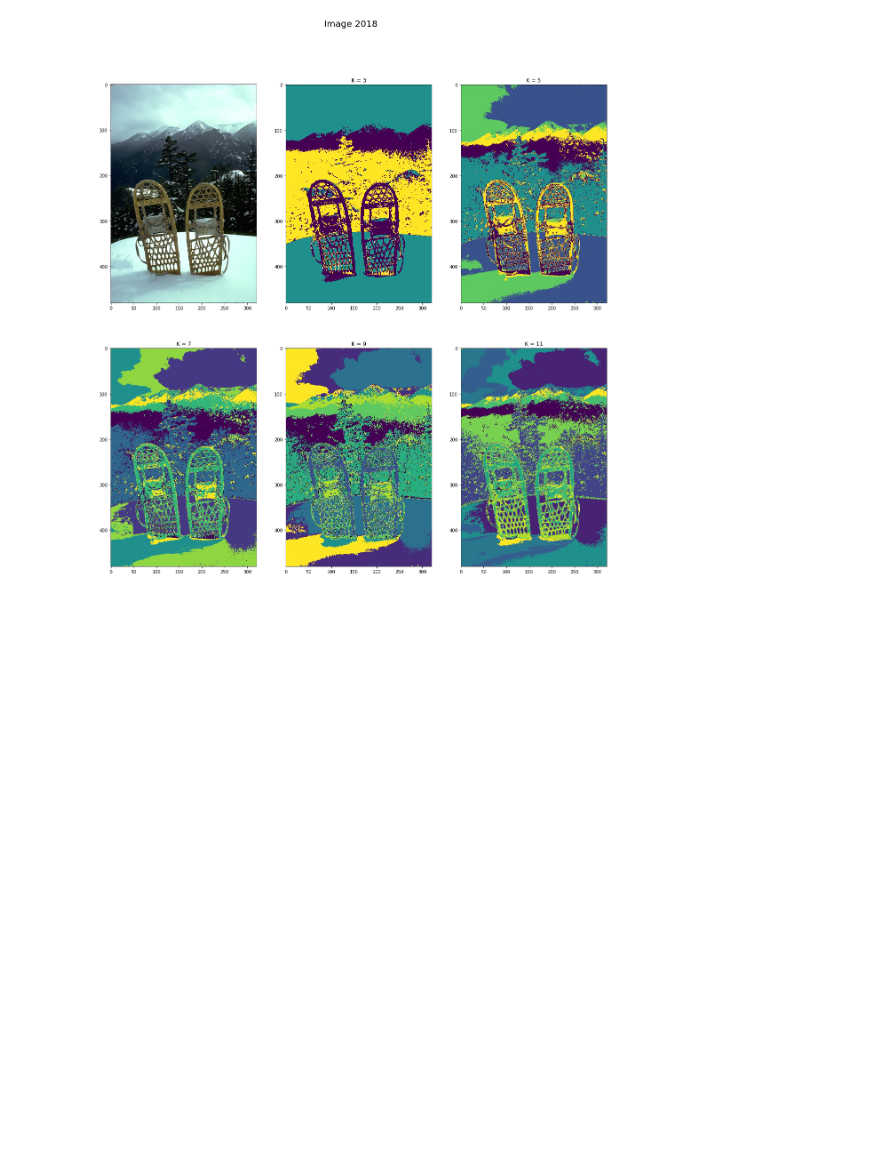
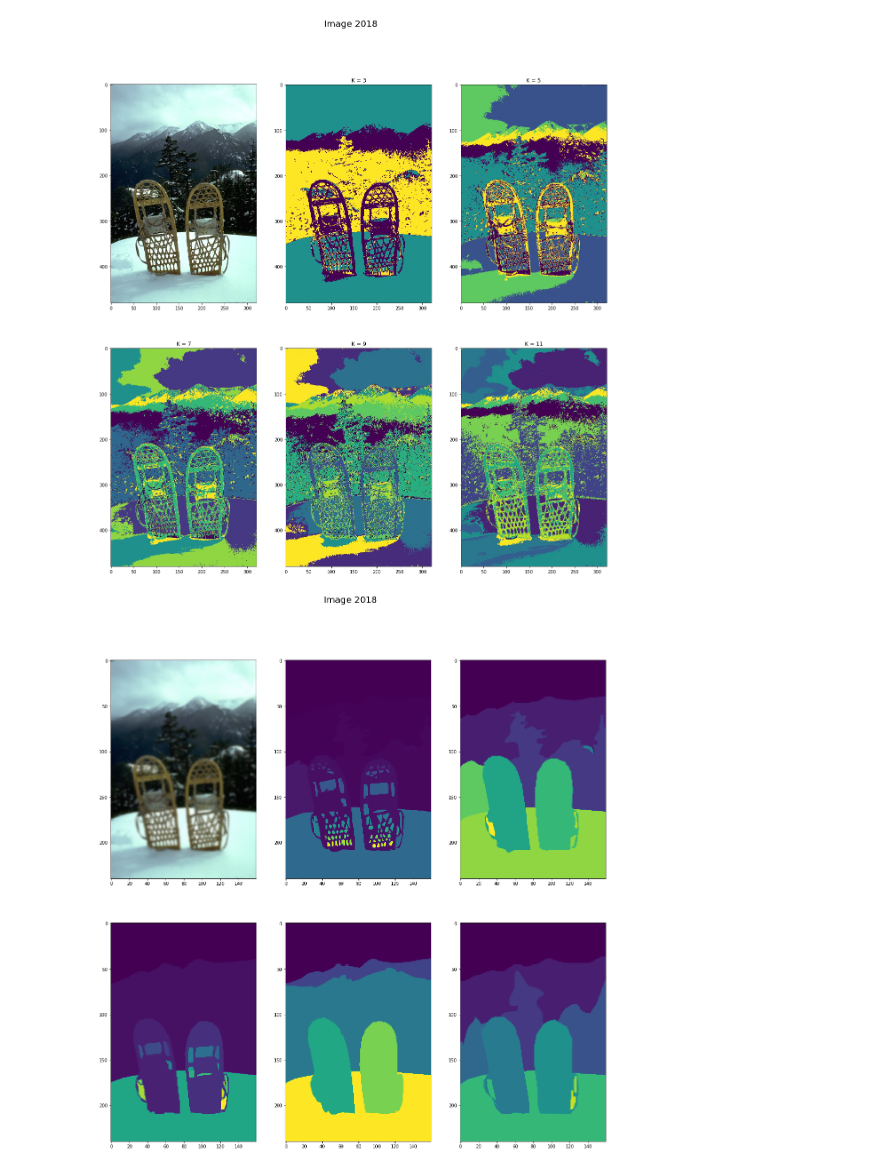
Before and after one commit to AmrMohamedNasr/Image-Segmentation, a Jupyter notebook: image_segmentation.ipynb, the cells around one changed output. Drawn from its saved outputs; the diff is of its cells as text; code cells hidden in the pictures; blank space fills up the shorter version.

```diff
--- a/image_segmentation.ipynb
+++ b/image_segmentation.ipynb
@@ -60,7 +65,7 @@ def show_img(real_data, gt_data, names, index):
 def show_single_img(img):
     plt.imshow(img);
     plt.show();
-def show_kmean_img(real_data, kimgs, names, index, k_params):
+def show_cluster_img(real_data, kimgs, names, index, k_params):
     kn = 1 + len(kimgs);
     n = int(math.sqrt(kn));
     mn = n;
@@ -77,6 +82,30 @@ def show_kmean_img(real_data, kimgs, names, index, k_params):
         ax[k, rem].set_title('K = ' + str(k_params[i]));
         ax[k, rem].imshow(kimgs[i][index]);
     plt.show();
+def resize_real_img(real_data, reduce_to, sigma = 2):
+    resize_data = [];
+    for img in real_data:
+        res_img = np.zeros( (int(img.shape[0] * reduce_to), int(img.shape[1] * reduce_to), 3));
+        res_img[:,:,0] = resize(gaussian_filter(img[:,:,0], sigma=sigma),
+                                (int(img.shape[0] * reduce_to), int(img.shape[1] * reduce_to)));
+        res_img[:,:,1] = resize(gaussian_filter(img[:,:,1], sigma=sigma),
+                                (int(img.shape[0] * reduce_to), int(img.shape[1] * reduce_to)));
+        res_img[:,:,2] = resize(gaussian_filter(img[:,:,2], sigma=sigma),
+                                (int(img.shape[0] * reduce_to), int(img.shape[1] * reduce_to)));
+        resize_data.append(res_img);
+    return resize_data;
+def resize_gt_img(ground_truth, reduce_to, sigma = 2):
+    resize_data = [];
+    for gt in ground_truth:
+        res_data_min = [];
+        for img in gt:
+            ## No smoothing in ground truth.
+            #gimg = gaussian_filter(img, sigma=sigma)
+            gimg = img;
+            res_img = resize(gimg, (int(img.shape[0] * reduce_to), int(img.shape[1] * reduce_to)));
+            res_data_min.append(res_img);
+        resize_data.append(res_data_min);
+    return resize_data;
 # %%
 names, real_data = read_images('data/images/test');
 real_gt = read_ground_truth('data/groundTruth/test');
@@ -156,2 +185,9 @@ show_kmean_img(real_data, k_results, names, 0, k_param);
 # %% [output]
 [figure]
+# %%
+resize_to = 0.5;
+mod_data = resize_real_img(real_data, resize_to, sigma = 2);
+mod_gt = resize_gt_img(real_gt, resize_to, sigma = 2);
+show_img(mod_data, mod_gt, names, 0);
+# %% [output]
+[figure, added]
```
Also changed, not shown: parts of 4 cells of this notebook.
